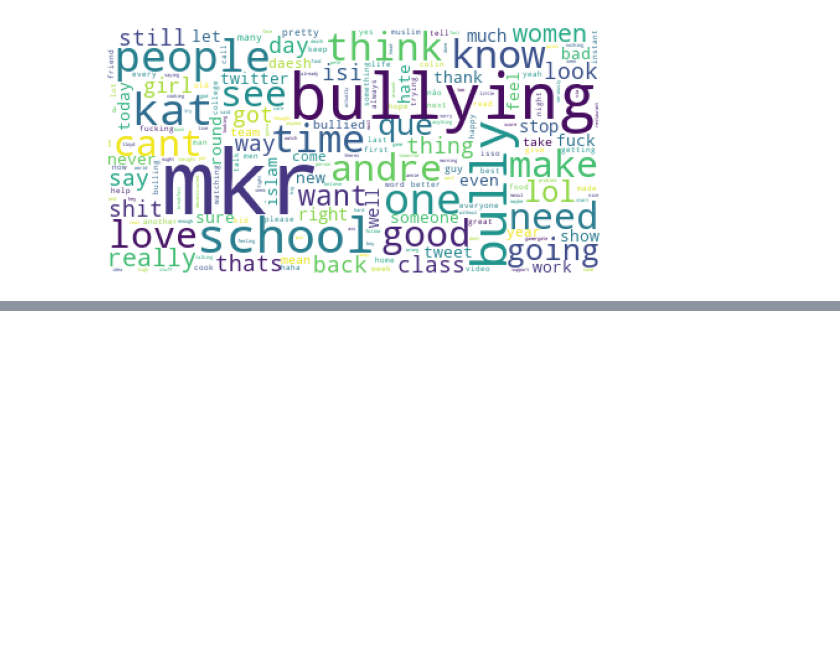
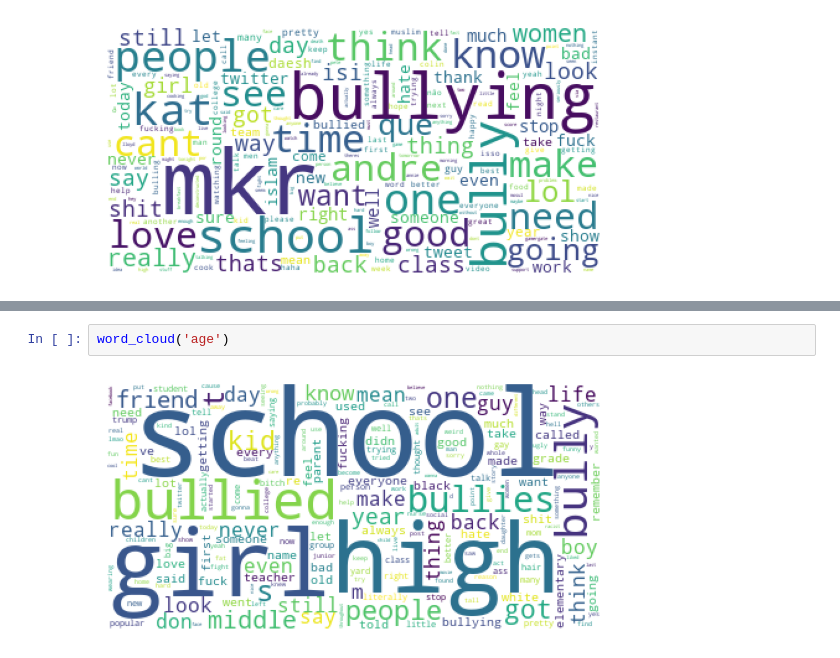
Before and after one commit to donkey-king-kong/CSCI-4907-NLU, a Jupyter notebook: (GWU)_CSCI_4907_NLU.ipynb, the cells around one changed output, grey strips where cells are left out. Drawn from its saved outputs; the diff is of its cells as text; blank space fills up the shorter version.

```diff
--- a/(GWU)_CSCI_4907_NLU.ipynb
+++ b/(GWU)_CSCI_4907_NLU.ipynb
@@ -412,0 +426,4 @@ word_cloud('not_cyberbullying')
+# %%
+word_cloud('age')
+# %% [output]
+[figure, added]
```
Also changed, not shown: parts of 4 cells of this notebook.
